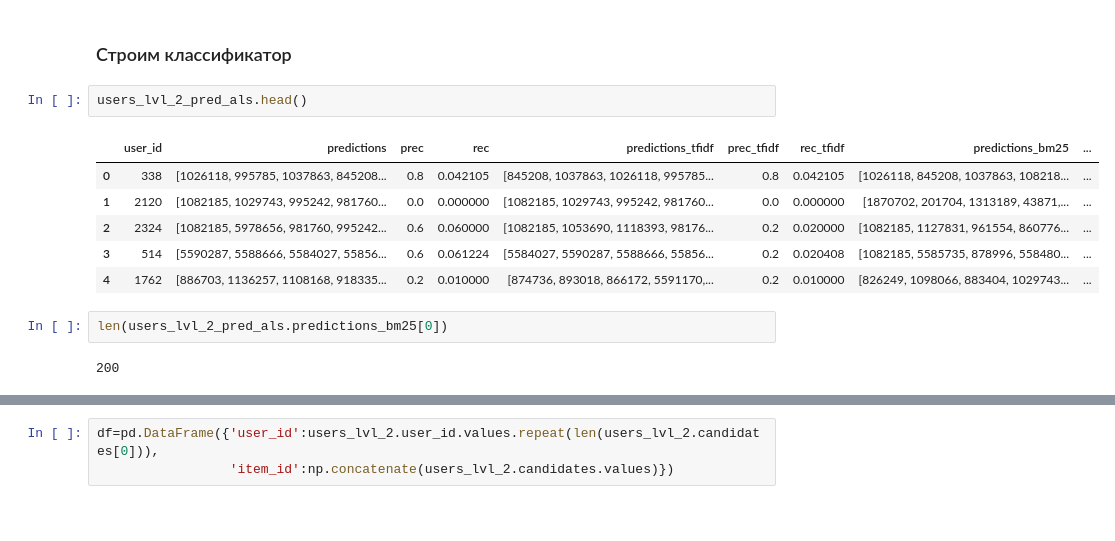
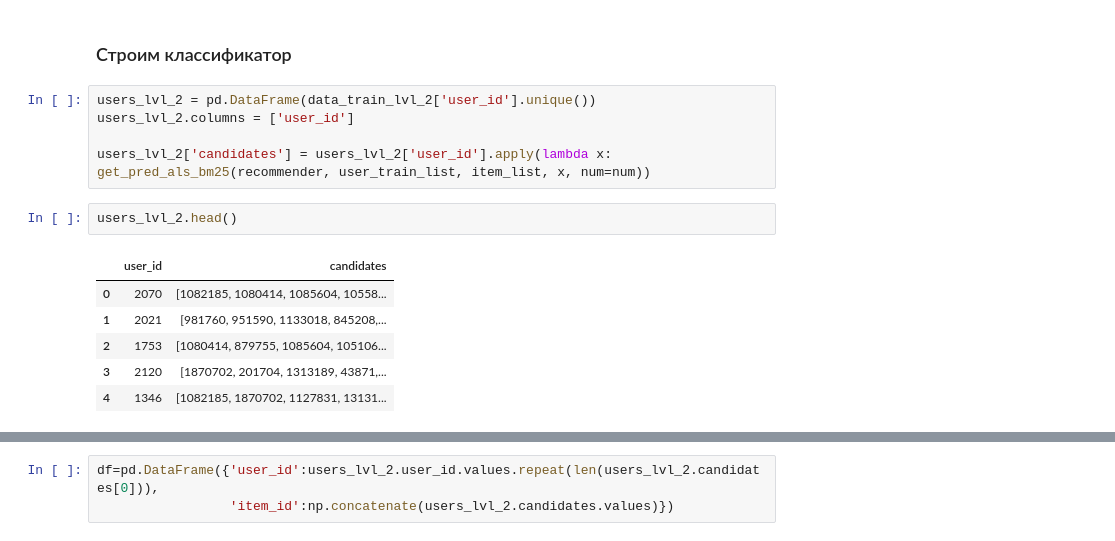
Before and after one commit to VitalyGladyshev/gb_rec_sys, a Jupyter notebook: coursework/cw_rec_sys_glvv.ipynb, the cells around one changed output, grey strips where cells are left out. Drawn from its saved outputs; the diff is of its cells as text; blank space fills up the shorter version.

```diff
--- a/coursework/cw_rec_sys_glvv.ipynb
+++ b/coursework/cw_rec_sys_glvv.ipynb
@@ -250,15 +259,16 @@ users_lvl_2_pred_als["rec_bm25"].mean()
 # %% [markdown]
 ### Строим классификатор
+# %%
+users_lvl_2 = pd.DataFrame(data_train_lvl_2['user_id'].unique())
+users_lvl_2.columns = ['user_id']
+
+users_lvl_2['candidates'] = users_lvl_2['user_id'].apply(lambda x: get_pred_als_bm25(recommender, user_train_list, item_list, x, num=num))
 # %%
-users_lvl_2_pred_als.head()
+users_lvl_2.head()
 # %% [output]
-|  | user_id | predictions | prec | rec | predictions_tfidf | prec_tfidf | rec_tfidf | predictions_bm25 | ... |
-| 0 | 338 | [1026118, 995785, 1037863, 845208... | 0.8 | 0.042105 | [845208, 1037863, 1026118, 995785... | 0.8 | 0.042105 | [1026118, 845208, 1037863, 108218... | ... |
-| 1 | 2120 | [1082185, 1029743, 995242, 981760... | 0.0 | 0.000000 | [1082185, 1029743, 995242, 981760... | 0.0 | 0.000000 | [1870702, 201704, 1313189, 43871,... | ... |
-| 2 | 2324 | [1082185, 5978656, 981760, 995242... | 0.6 | 0.060000 | [1082185, 1053690, 1118393, 98176... | 0.2 | 0.020000 | [1082185, 1127831, 961554, 860776... | ... |
-| 3 | 514 | [5590287, 5588666, 5584027, 55856... | 0.6 | 0.061224 | [5584027, 5590287, 5588666, 55856... | 0.2 | 0.020408 | [1082185, 5585735, 878996, 558480... | ... |
-| 4 | 1762 | [886703, 1136257, 1108168, 918335... | 0.2 | 0.010000 | [874736, 893018, 866172, 5591170,... | 0.2 | 0.010000 | [826249, 1098066, 883404, 1029743... | ... |
+|  | user_id | candidates |
+| 0 | 2070 | [1082185, 1080414, 1085604, 10558... |
+| 1 | 2021 | [981760, 951590, 1133018, 845208,... |
+| 2 | 1753 | [1080414, 879755, 1085604, 105106... |
+| 3 | 2120 | [1870702, 201704, 1313189, 43871,... |
+| 4 | 1346 | [1082185, 1870702, 1127831, 13131... |
-# %%
-len(users_lvl_2_pred_als.predictions_bm25[0])
-# %% [output]
-200
```
Also changed, not shown: parts of 11 cells of this notebook.
